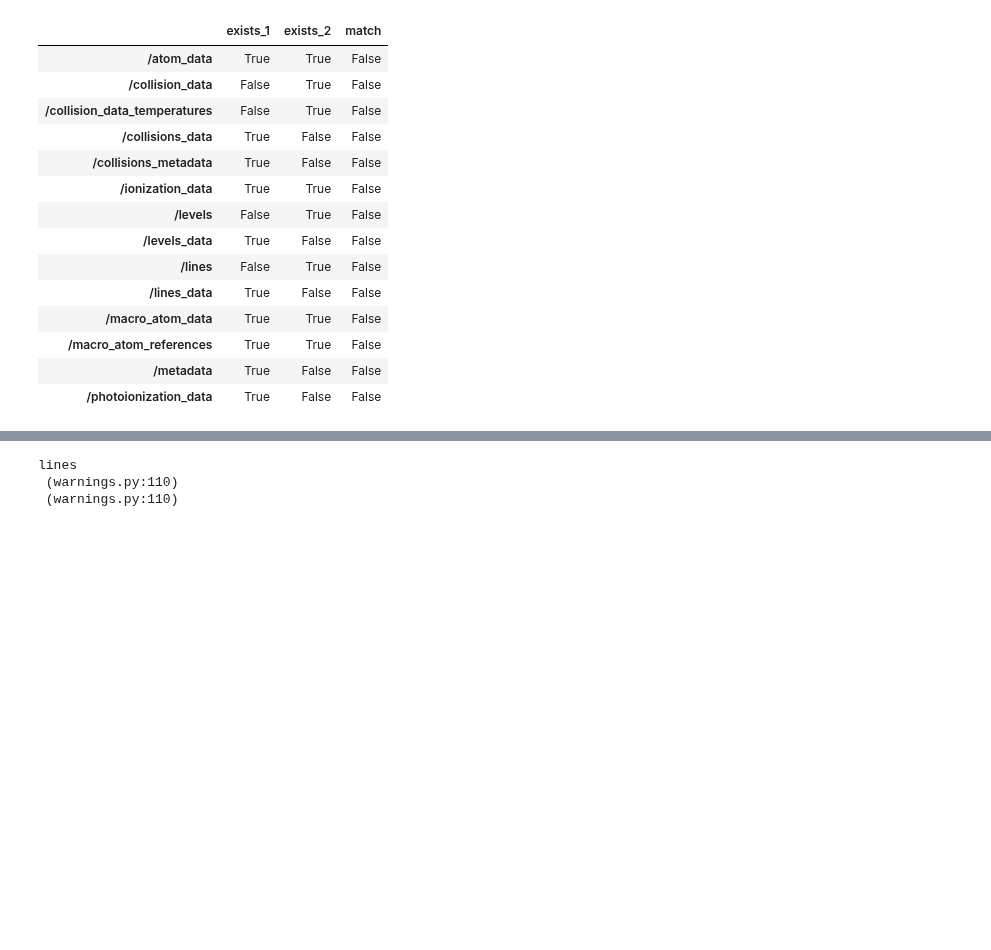
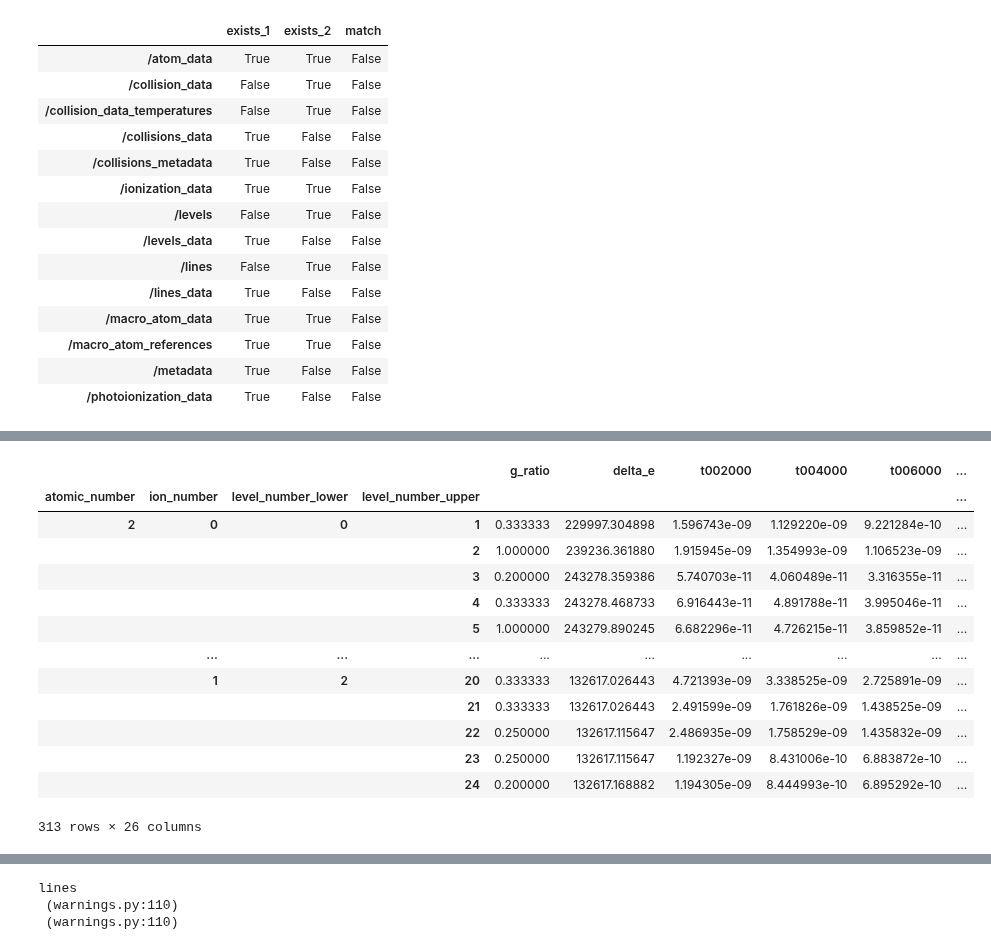
Before and after one commit to tardis-sn/carsus, a Jupyter notebook: docs/development/compare_atomic_files.ipynb, the cells around one changed output, grey strips where cells are left out. Cells and saved outputs as stored; diff of their text form; code cells hidden in the pictures; blank space fills up the shorter version.

```diff
--- a/docs/development/compare_atomic_files.ipynb
+++ b/docs/development/compare_atomic_files.ipynb
@@ -21,3 +18,5 @@ from carsus.io.util import AtomDataCompare
+# %%
+logger = logging.getLogger(__name__)
 # %%
 ATOM1_PATH = os.environ.get("ATOM1_PATH", None)
 ATOM2_PATH = os.environ.get("ATOM2_PATH", None)
@@ -263,0 +373,17 @@ atc.tt
+# %%
+atc.cols1
+# %% [output]
+|  |  |  |  | g_ratio | delta_e | t002000 | t004000 | t006000 | ... |
+| atomic_number | ion_number | level_number_lower | level_number_upper |  |  |  |  |  | ... |
+| 2 | 0 | 0 | 1 | 0.333333 | 229997.304898 | 1.596743e-09 | 1.129220e-09 | 9.221284e-10 | ... |
+|  |  |  | 2 | 1.000000 | 239236.361880 | 1.915945e-09 | 1.354993e-09 | 1.106523e-09 | ... |
+|  |  |  | 3 | 0.200000 | 243278.359386 | 5.740703e-11 | 4.060489e-11 | 3.316355e-11 | ... |
+|  |  |  | 4 | 0.333333 | 243278.468733 | 6.916443e-11 | 4.891788e-11 | 3.995046e-11 | ... |
+|  |  |  | 5 | 1.000000 | 243279.890245 | 6.682296e-11 | 4.726215e-11 | 3.859852e-11 | ... |
+|  | ... | ... | ... | ... | ... | ... | ... | ... | ... |
+|  | 1 | 2 | 20 | 0.333333 | 132617.026443 | 4.721393e-09 | 3.338525e-09 | 2.725891e-09 | ... |
+|  |  |  | 21 | 0.333333 | 132617.026443 | 2.491599e-09 | 1.761826e-09 | 1.438525e-09 | ... |
+|  |  |  | 22 | 0.250000 | 132617.115647 | 2.486935e-09 | 1.758529e-09 | 1.435832e-09 | ... |
+|  |  |  | 23 | 0.250000 | 132617.115647 | 1.192327e-09 | 8.431006e-10 | 6.883872e-10 | ... |
+|  |  |  | 24 | 0.200000 | 132617.168882 | 1.194305e-09 | 8.444993e-10 | 6.895292e-10 | ... |
+313 rows × 26 columns
```
Also changed, not shown: parts of 8 cells of this notebook.
